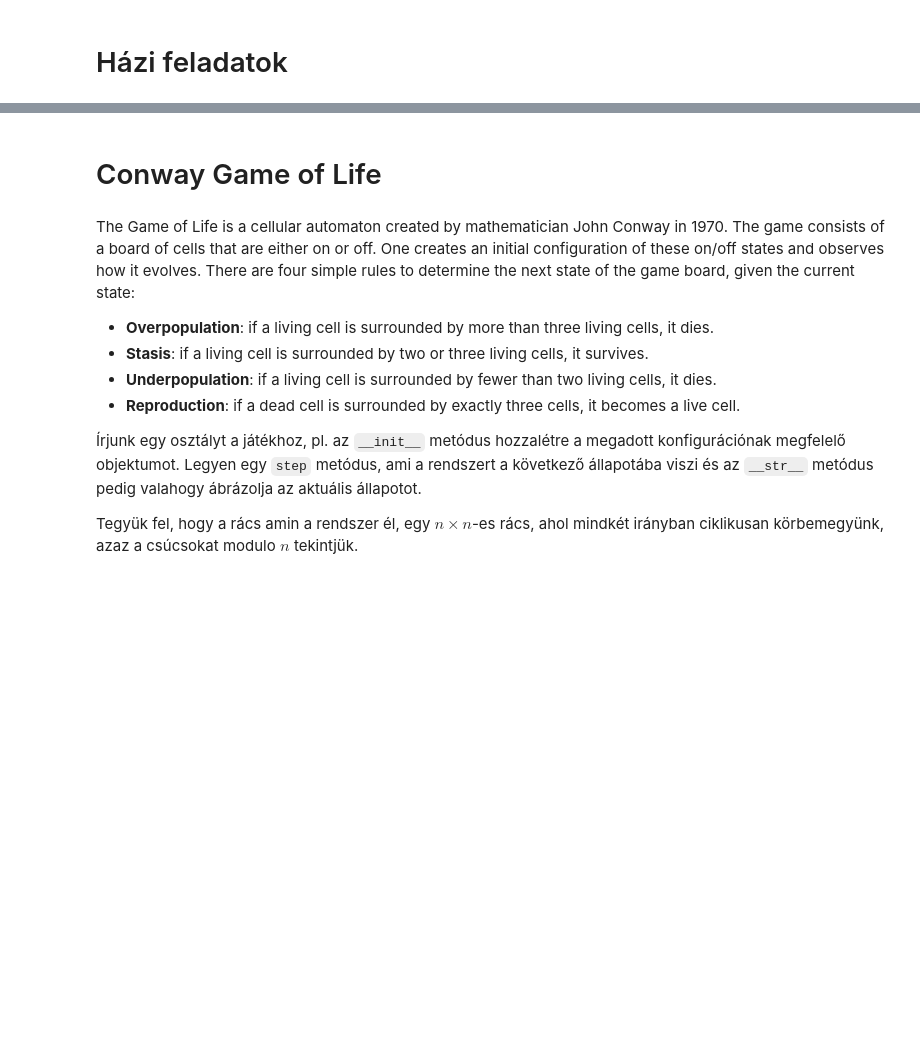
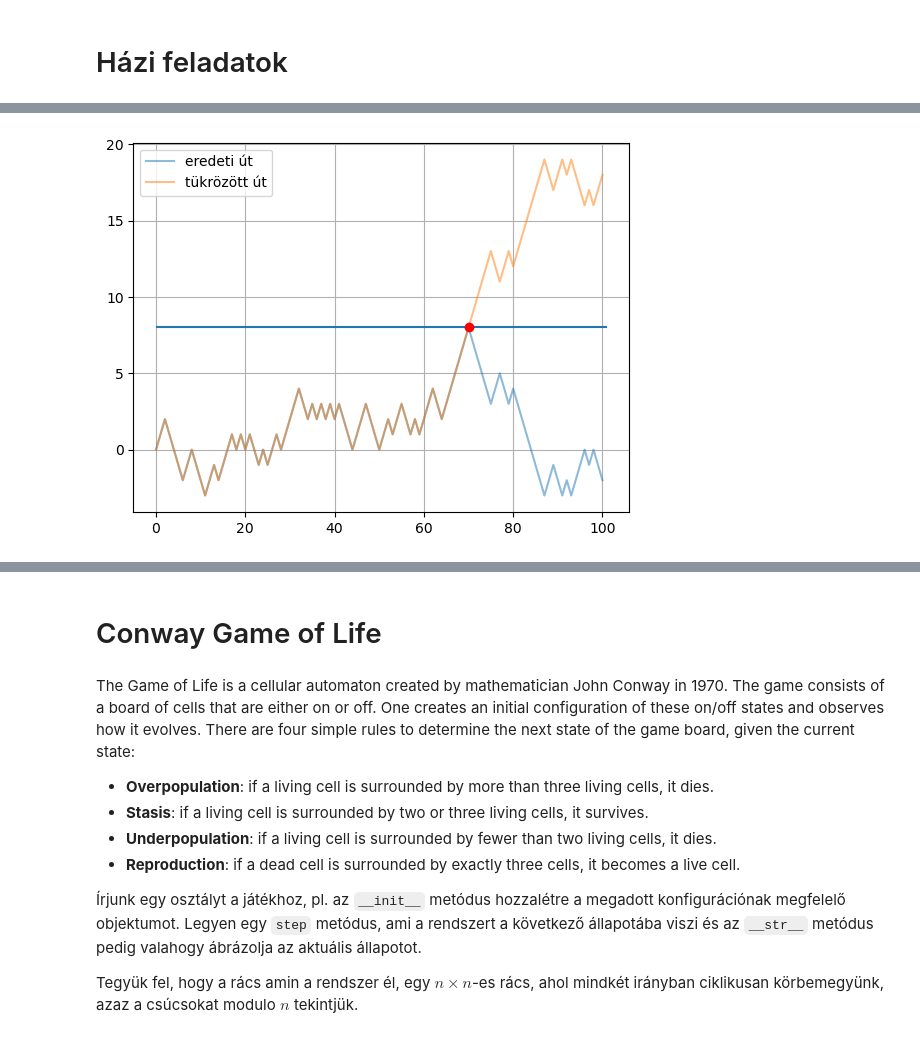
Before and after one commit to prokaj/elte-python, a Jupyter notebook: 10-gyakorlat.ipynb, the cells around one changed output, grey strips where cells are left out. Saved outputs shown, nothing was run; the diff lists cells and outputs as text; code cells hidden in the pictures; blank space fills up the shorter version.

```diff
--- a/10-gyakorlat.ipynb
+++ b/10-gyakorlat.ipynb
@@ -6,0 +106,20 @@
+# %%
+
+x = 8
+idx = np.where((rw_last<x) & (rw_max>=x))[0]
+
+if len(idx)>0:
+    idx = idx.min()
+    rw0 = rw[idx]
+    t = np.where(rw0==x)[0].min()
+    rw1 = np.zeros_like(rw0)
+    rw1[:t+1] = rw0[:t+1]
+    rw1[t+1:] = 2*rw0[t]-rw0[t+1:]
+    plt.plot(rw0, label="eredeti út", alpha=0.5)
+    plt.plot(rw1, label="tükrözött út", alpha=0.5)
+    plt.hlines([ell], 0, len(rw0))
+    plt.plot(t, ell, 'ro')
+    plt.grid()
+    plt.legend()
+# %% [output]
+[figure, added]
```
Also changed, not shown: parts of 32 cells of this notebook, 3 other files.
